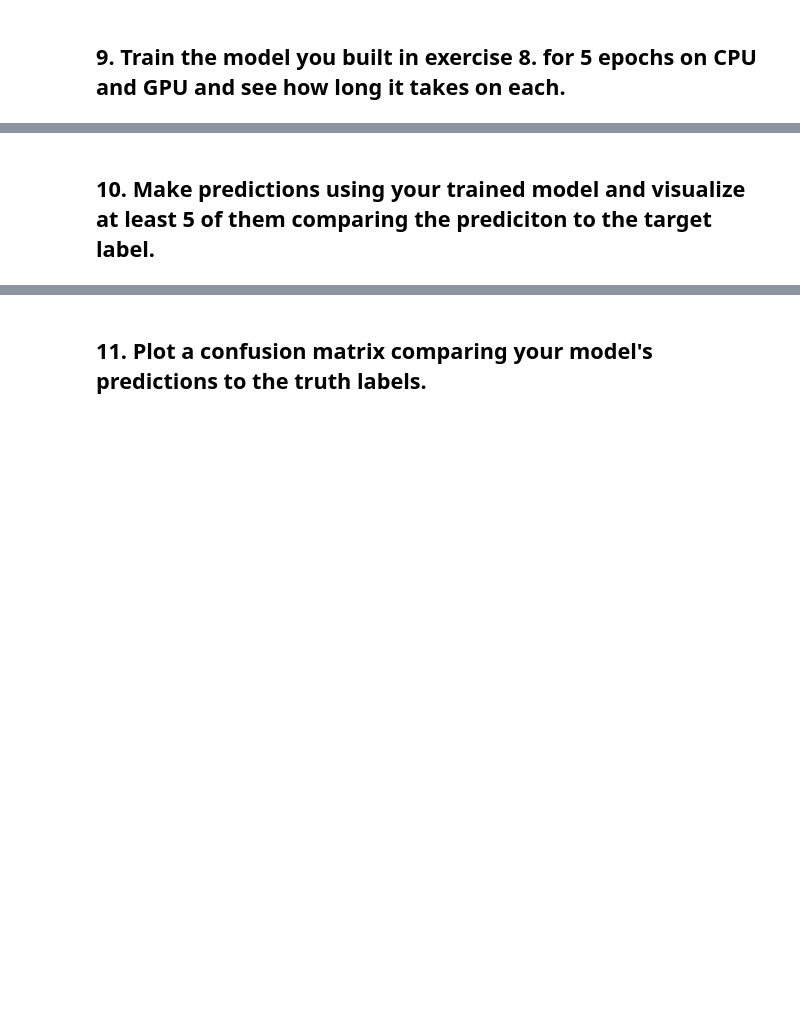
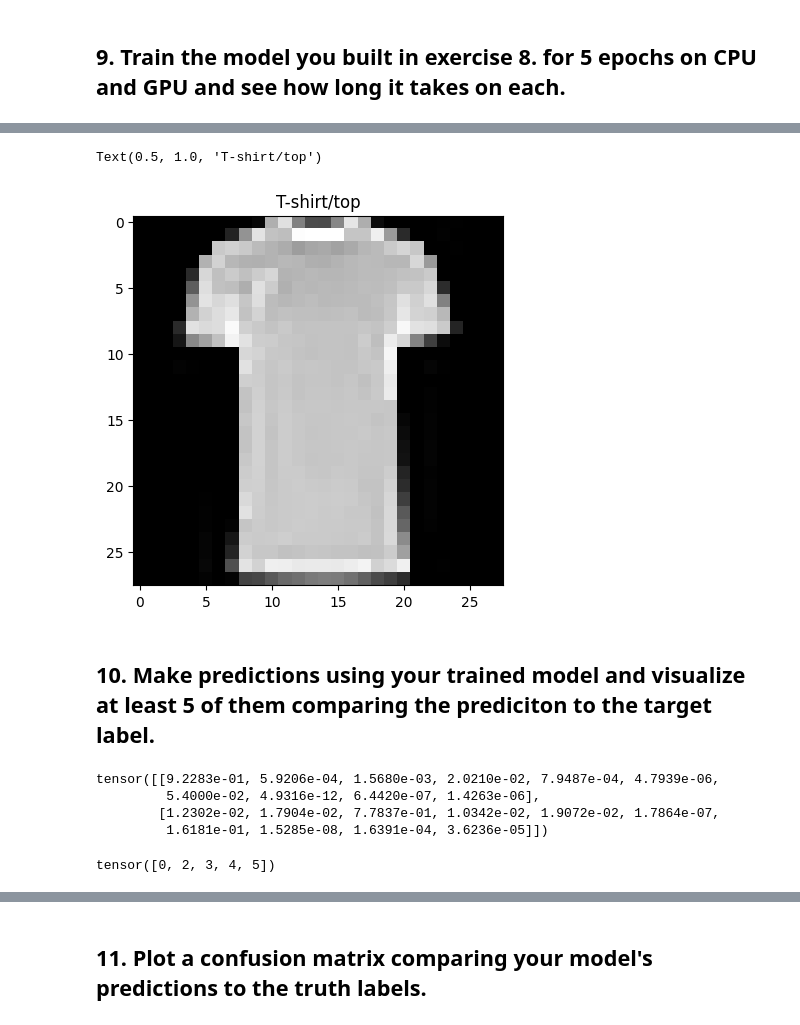
Before and after one commit to walledhany/House_price_kaggel, a Jupyter notebook: extras/exercises/03_pytorch_computer_vision_exercises.ipynb, the cells around one changed output, grey strips where cells are left out. Cells and saved outputs as stored; diff of their text form; code cells hidden in the pictures; blank space fills up the shorter version.

```diff
--- a/extras/exercises/03_pytorch_computer_vision_exercises.ipynb
+++ b/extras/exercises/03_pytorch_computer_vision_exercises.ipynb
@@ -83,13 +72,15 @@ training_data=datasets.FashionMNIST(
   root='data',
   train=True,
   download=True,
-  transform=ToTensor()
+  transform=ToTensor(),
+  target_transform=None
 )
 Test_data=datasets.FashionMNIST(
  root='data',
  train=False,
   download=True,
-   transform=ToTensor()
+   transform=ToTensor(),
+   target_transform=None
 )
 # %% [markdown]
 ## 6. Visualize at least 5 different samples of the MNIST training dataset.
@@ -292,0 +328,13 @@ Now you can proceed with defining your training and testing functions, and incor
+# %%
+import random
+
+indices = random.sample(range(len(Test_data)), 5)
+
+test_label = []
+test_sample = []
+
+for idx in indices:
+    sample, label = Test_data[idx]
+    test_sample.append(sample)
+    test_label.append(label)
+    print(label)
@@ -293,2 +364,8 @@ Now you can proceed with defining your training and testing functions, and incor
+# %%
+plt.imshow( test_sample[0].squeeze(),cmap='gray')
+plt.title(class_lab[test_label[0]])
+# %% [output]
+Text(0.5, 1.0, 'T-shirt/top')
+[figure, added]
 # %% [markdown]
 ## 10. Make predictions using your trained model and visualize at least 5 of them comparing the prediciton to the target label.
@@ -294,0 +388,13 @@ Now you can proceed with defining your training and testing functions, and incor
+# %%
+pred=make_pecdition(model=model_1,data=test_sample)
+pred[:2]
+# %% [output]
+tensor([[9.2283e-01, 5.9206e-04, 1.5680e-03, 2.0210e-02, 7.9487e-04, 4.7939e-06,
+         5.4000e-02, 4.9316e-12, 6.4420e-07, 1.4263e-06],
+        [1.2302e-02, 1.7904e-02, 7.7837e-01, 1.0342e-02, 1.9072e-02, 1.7864e-07,
+         1.6181e-01, 1.5285e-08, 1.6391e-04, 3.6236e-05]])
+# %%
+pred_class=pred.argmax(dim=1)
+pred_class
+# %% [output]
+tensor([0, 2, 3, 4, 5])
```
Also changed, not shown: parts of 25 cells of this notebook.
